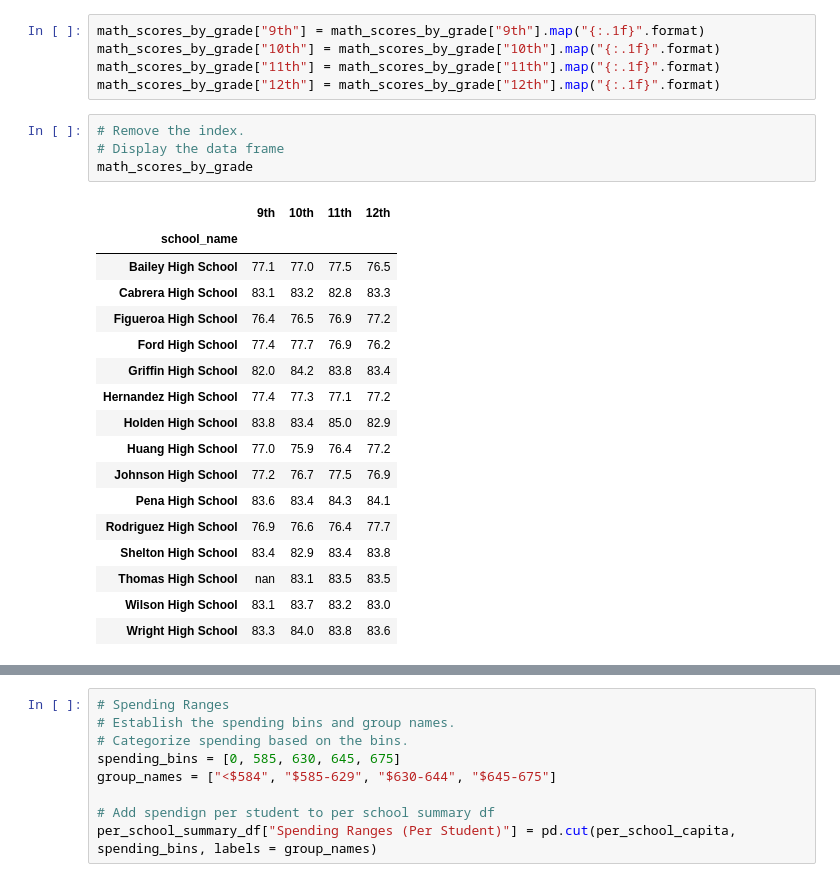
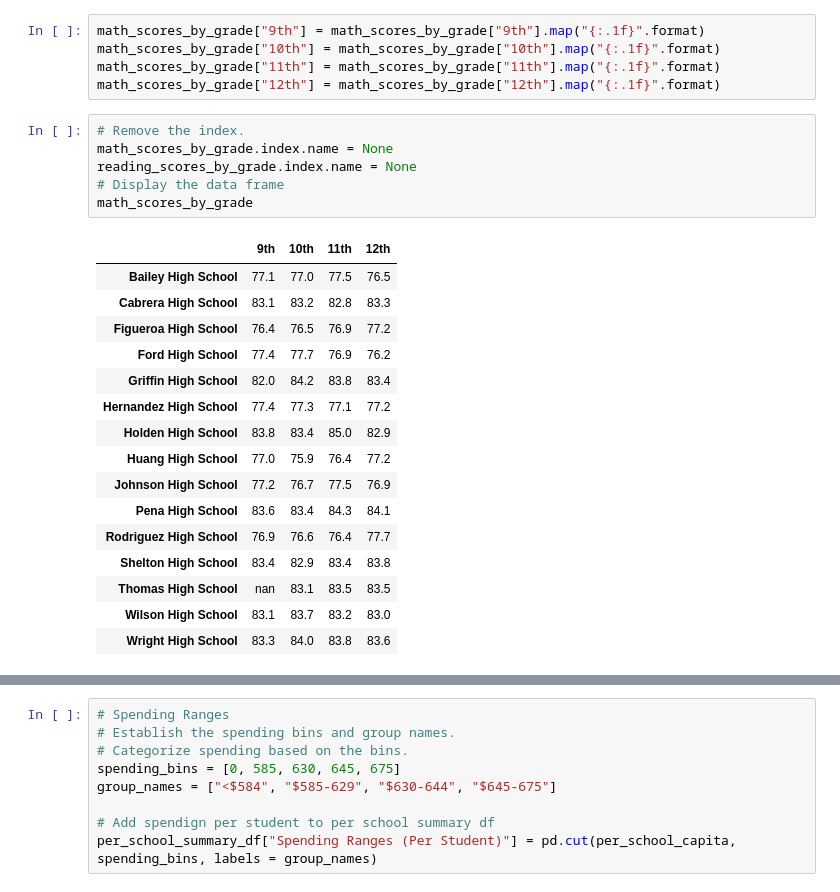
Before and after one commit to pbthompson92/School_District_Analysis, a Jupyter notebook: PyCitySchools_Challenge.ipynb, the cells around one changed output, grey strips where cells are left out. Saved outputs shown, nothing was run; the diff lists cells and outputs as text.

```diff
--- a/PyCitySchools_Challenge.ipynb
+++ b/PyCitySchools_Challenge.ipynb
@@ -288,11 +313,12 @@ math_scores_by_grade["11th"] = math_scores_by_grade["11th"].map("{:.1f}".format)
 math_scores_by_grade["12th"] = math_scores_by_grade["12th"].map("{:.1f}".format)
 # %%
 # Remove the index.
+math_scores_by_grade.index.name = None
+reading_scores_by_grade.index.name = None
 # Display the data frame
 math_scores_by_grade
 # %% [output]
 |  | 9th | 10th | 11th | 12th |
-| school_name |  |  |  |  |
 | Bailey High School | 77.1 | 77.0 | 77.5 | 76.5 |
 | Cabrera High School | 83.1 | 83.2 | 82.8 | 83.3 |
 | Figueroa High School | 76.4 | 76.5 | 76.9 | 77.2 |
```
Also changed, not shown: parts of 7 cells of this notebook, 4 other files.
